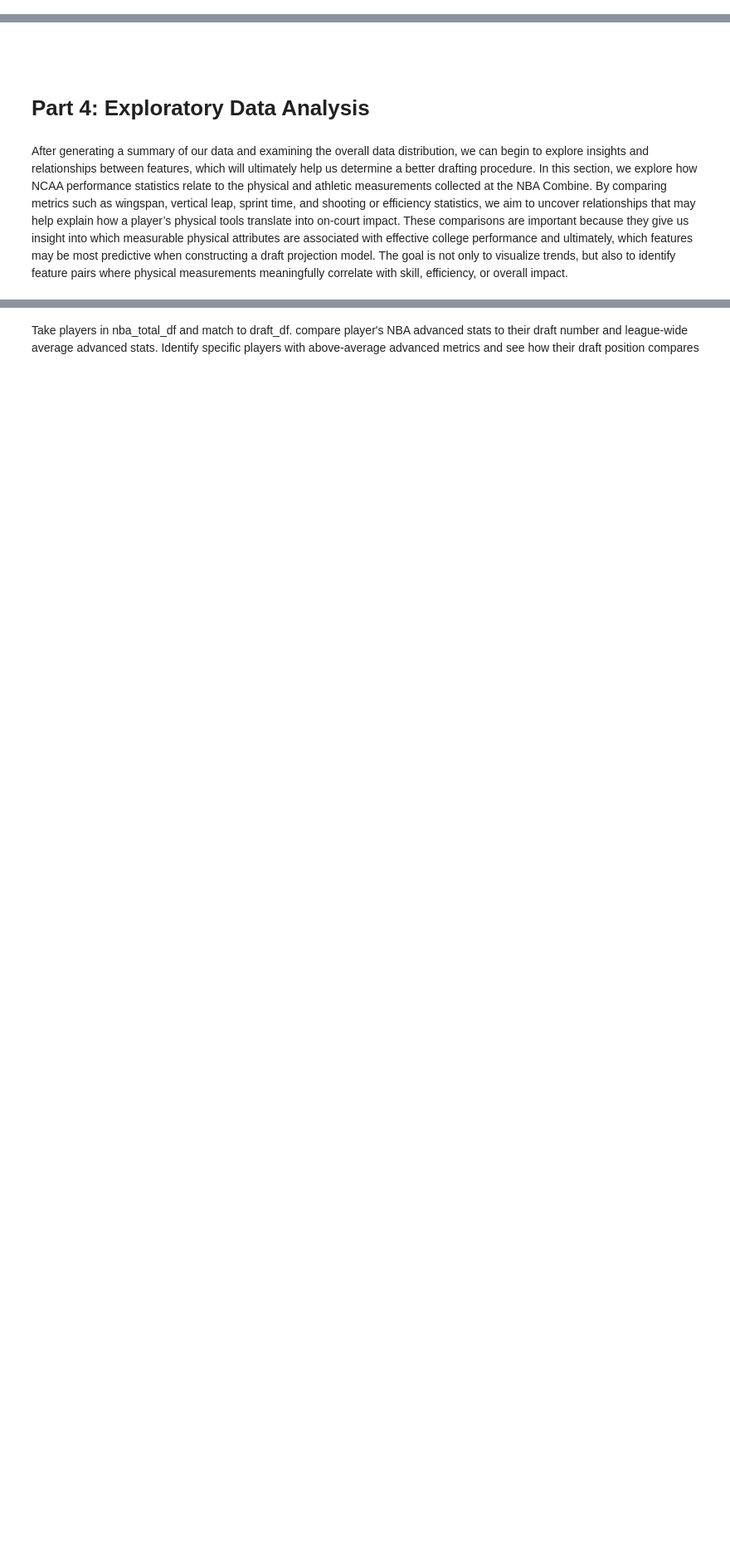
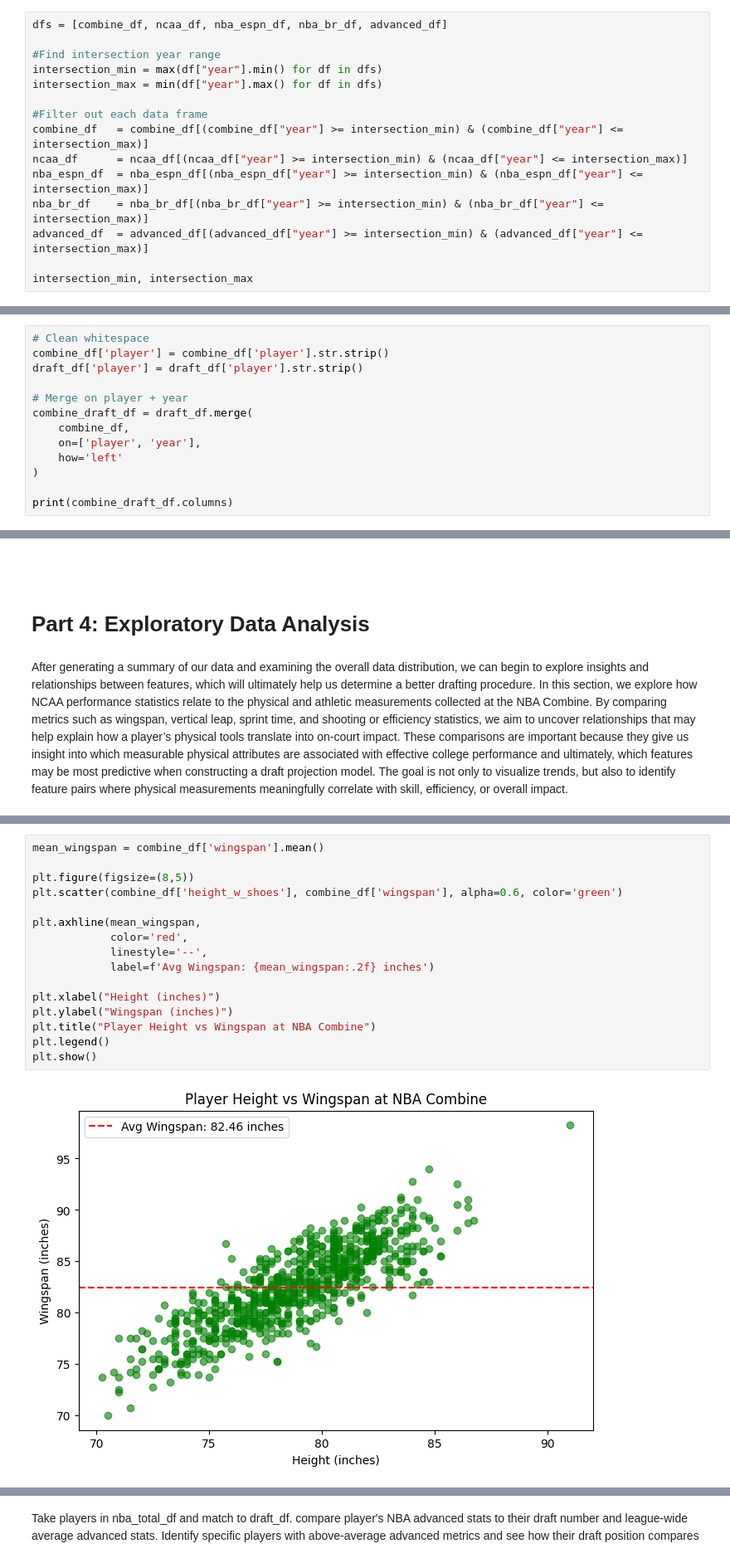
Before and after one commit to BennettHilck12/DraftEdge, a Jupyter notebook: DraftEdge.ipynb, the cells around one changed output, grey strips where cells are left out. Shown: that part at 83% size. Drawn from its saved outputs; the diff is of its cells as text; blank space fills up the shorter version.

```diff
--- a/DraftEdge.ipynb
+++ b/DraftEdge.ipynb
@@ -621,0 +528,15 @@ nba_br_df.head()
+# %%
+dfs = [combine_df, ncaa_df, nba_espn_df, nba_br_df, advanced_df]
+
+#Find intersection year range
+intersection_min = max(df["year"].min() for df in dfs)
+intersection_max = min(df["year"].max() for df in dfs)
+
+#Filter out each data frame
+combine_df   = combine_df[(combine_df["year"] >= intersection_min) & (combine_df["year"] <= intersection_max)]
+ncaa_df      = ncaa_df[(ncaa_df["year"] >= intersection_min) & (ncaa_df["year"] <= intersection_max)]
+nba_espn_df  = nba_espn_df[(nba_espn_df["year"] >= intersection_min) & (nba_espn_df["year"] <= intersection_max)]
+nba_br_df    = nba_br_df[(nba_br_df["year"] >= intersection_min) & (nba_br_df["year"] <= intersection_max)]
+advanced_df  = advanced_df[(advanced_df["year"] >= intersection_min) & (advanced_df["year"] <= intersection_max)]
+
+intersection_min, intersection_max
@@ -635,3 +598,16 @@ merge nba_df with advanced_df into total_nba_df
 ### 3.3.3 NBA Draft and Combine Merge
 # %% [markdown]
 merge combine_df and draft_df
+# %%
+# Clean whitespace
+combine_df['player'] = combine_df['player'].str.strip()
+draft_df['player'] = draft_df['player'].str.strip()
+
+# Merge on player + year
+combine_draft_df = draft_df.merge(
+    combine_df,
+    on=['player', 'year'],
+    how='left'
+)
+
+print(combine_draft_df.columns)
@@ -655,0 +758,18 @@ After generating a summary of our data and examining the overall data distributi
+# %%
+mean_wingspan = combine_df['wingspan'].mean()
+
+plt.figure(figsize=(8,5))
+plt.scatter(combine_df['height_w_shoes'], combine_df['wingspan'], alpha=0.6, color='green')
+
+plt.axhline(mean_wingspan,
+            color='red',
+            linestyle='--',
+            label=f'Avg Wingspan: {mean_wingspan:.2f} inches')
+
+plt.xlabel("Height (inches)")
+plt.ylabel("Wingspan (inches)")
+plt.title("Player Height vs Wingspan at NBA Combine")
+plt.legend()
+plt.show()
+# %% [output]
+[figure, added]
```
Also changed, not shown: parts of 49 cells of this notebook.
